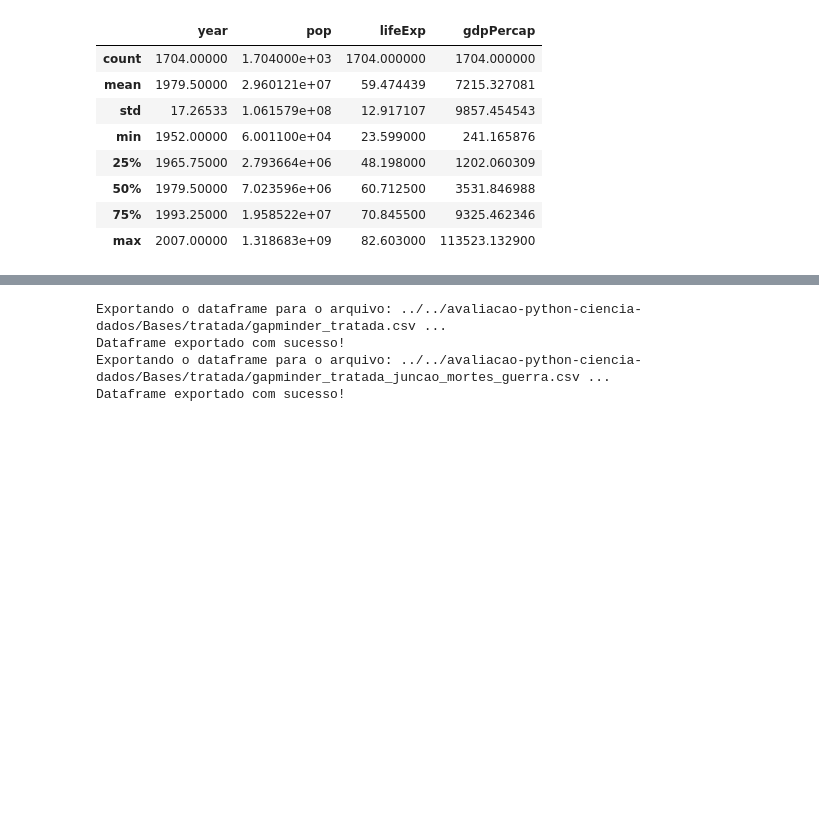
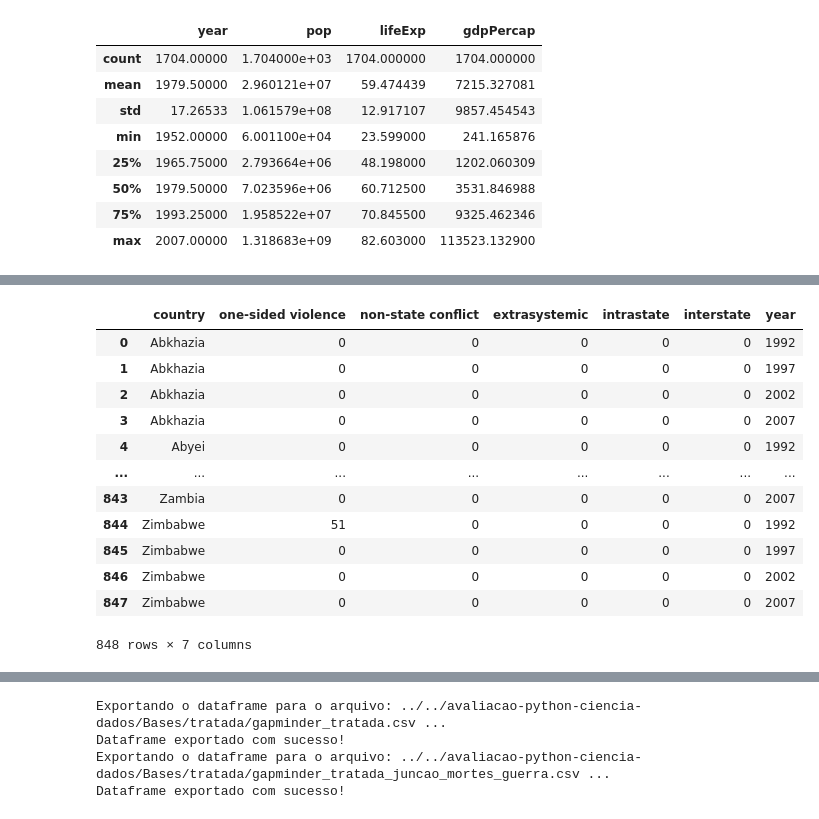
Before and after one commit to brunobgcardoso/avaliacao-python-ciencia-dados, a Jupyter notebook: src/Principal.ipynb, the cells around one changed output, grey strips where cells are left out. Saved outputs shown, nothing was run; the diff lists cells and outputs as text; code cells hidden in the pictures; blank space fills up the shorter version.

```diff
--- a/src/Principal.ipynb
+++ b/src/Principal.ipynb
@@ -258,0 +203,22 @@ Dimensão: (7632, 8)
+# %%
+# renomeiar colunas para facilitar o uso e entendimento do que tá rolando.
+rename_one_column(mortes_guerra, old_name='Entity', new_name='country', inplace=True)
+rename_one_column(mortes_guerra, old_name='Deaths in ongoing conflicts (best estimate) - Conflict type: one-sided violence_sum', new_name='one-sided violence', inplace=True)
+rename_one_column(mortes_guerra, old_name='Deaths in ongoing conflicts (best estimate) - Conflict type: non-state conflict_sum', new_name='non-state conflict', inplace=True)
+rename_one_column(mortes_guerra, old_name='Deaths in ongoing conflicts (best estimate) - Conflict type: extrasystemic_sum', new_name='extrasystemic', inplace=True)
+rename_one_column(mortes_guerra, old_name='Deaths in ongoing conflicts (best estimate) - Conflict type: intrastate_sum', new_name='intrastate', inplace=True)
+rename_one_column(mortes_guerra, old_name='Deaths in ongoing conflicts (best estimate) - Conflict type: interstate_sum', new_name='interstate', inplace=True)
+# %% [output]
+|  | country | one-sided violence | non-state conflict | extrasystemic | intrastate | interstate | year |
+| 0 | Abkhazia | 0 | 0 | 0 | 0 | 0 | 1992 |
+| 1 | Abkhazia | 0 | 0 | 0 | 0 | 0 | 1997 |
+| 2 | Abkhazia | 0 | 0 | 0 | 0 | 0 | 2002 |
+| 3 | Abkhazia | 0 | 0 | 0 | 0 | 0 | 2007 |
+| 4 | Abyei | 0 | 0 | 0 | 0 | 0 | 1992 |
+| ... | ... | ... | ... | ... | ... | ... | ... |
+| 843 | Zambia | 0 | 0 | 0 | 0 | 0 | 2007 |
+| 844 | Zimbabwe | 51 | 0 | 0 | 0 | 0 | 1992 |
+| 845 | Zimbabwe | 0 | 0 | 0 | 0 | 0 | 1997 |
+| 846 | Zimbabwe | 0 | 0 | 0 | 0 | 0 | 2002 |
+| 847 | Zimbabwe | 0 | 0 | 0 | 0 | 0 | 2007 |
+848 rows × 7 columns
```
Also changed, not shown: parts of 16 cells of this notebook, 3 other files.
